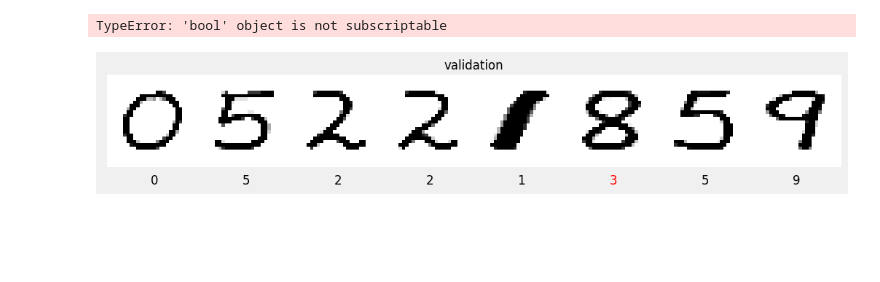
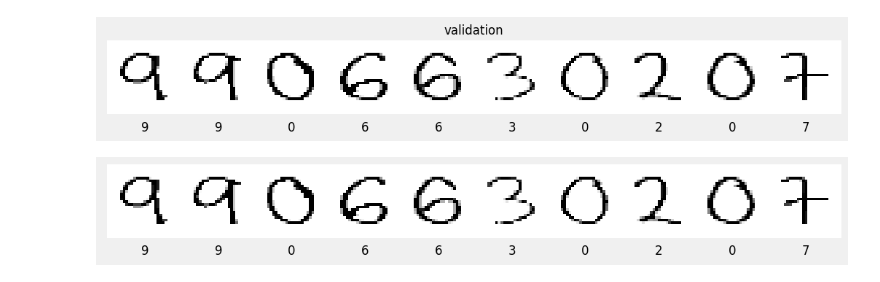
Before and after one commit to taimoon/handwritten-digits-recognition, a Jupyter notebook: recognition from image.ipynb, the cells around one changed output. Cells and saved outputs as stored; diff of their text form; code cells hidden in the pictures; blank space fills up the shorter version.

```diff
--- a/recognition from image.ipynb
+++ b/recognition from image.ipynb
@@ -96,0 +9,9 @@ display_digits(digits, labels[:n], labels[:n], '', len(digits))
+# %%
+from utils import *
+import cv2
+rel_dir = 'raw image'
+filename = 'sca3.jpg'
+
+img = cv2.imread(f'{rel_dir}/{filename}')
+digits = crop_number(img.copy(), True)
+digits = transform_cropped_digit(digits)
@@ -100,5 +23,7 @@ digits = digits[..., tf.newaxis]
 digits = tf.image.resize(digits, (28,28))
 digits = digits.numpy()
 digits = digits.reshape(-1,28*28)
+
+digits = digits[:10]
 digits.shape
 # %% [output]
@@ -114,10 +39,4 @@ array([9, 7, 2, 6, 2, 2, 6, 4, 2, 2, 2, 2, 7, 6], dtype=int64)
-# %%
-res = pred == labels
-acc = res[res].sum() / res.shape[0] * 100
-acc
-# %% [output]
-TypeError: 'bool' object is not subscriptable
 # %%
-display_digits(digits, pred, labels, 'validation', pred.shape[0])
+display_digits_alt_line(digits, pred, 'validation', pred.shape[0])
 # %% [output]
-[figure, old version]
+[figure, new version]
@@ -123,0 +48,4 @@ display_digits(digits, pred, labels, 'validation', pred.shape[0])
+# %%
+display_digits_line(digits, np.array(labels), pred, '', len(labels))
+# %% [output]
+[figure, added]
```
Also changed, not shown: parts of 10 cells of this notebook, 4 other files.
